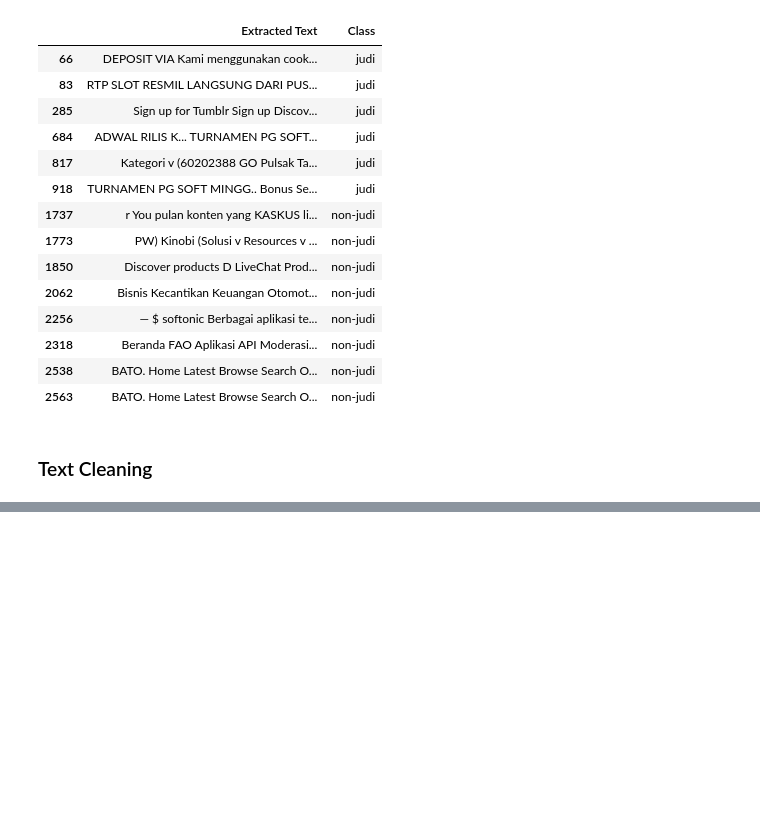
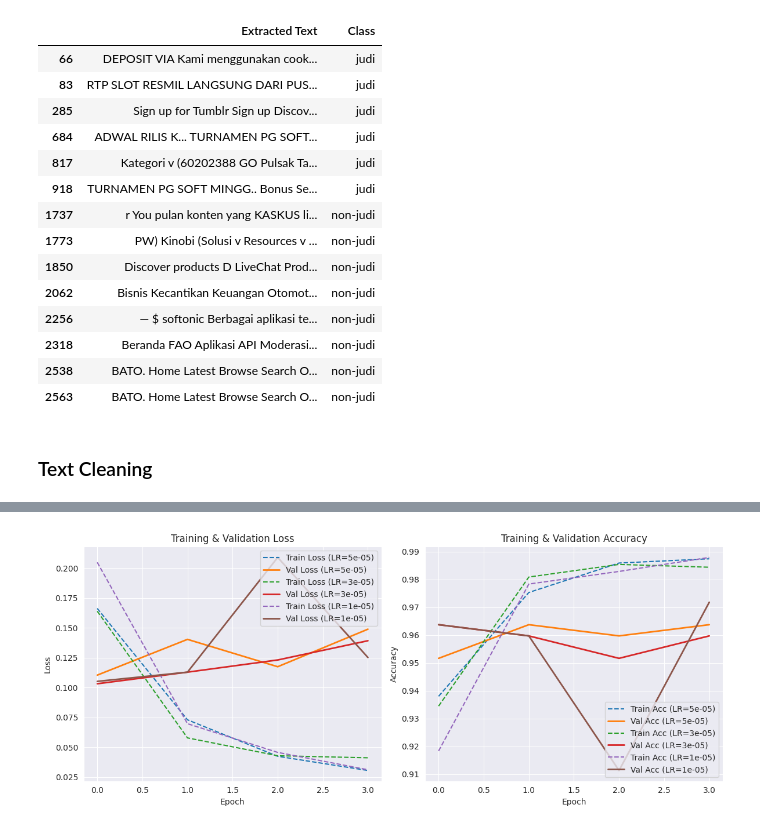
Before and after one commit to azzandwi1/identifying-indonesian-gambling-websites-using-multimodal-late-fusion-technique, a Jupyter notebook: unimodal/text/gamblingwebt.ipynb, the cells around one changed output, grey strips where cells are left out. Cells and saved outputs as stored; diff of their text form; code cells hidden in the pictures; blank space fills up the shorter version.

Commit message:
add text-model-v1.1 notebook

```diff
--- a/unimodal/text/gamblingwebt.ipynb
+++ b/unimodal/text/gamblingwebt.ipynb
@@ -380,0 +179,3 @@ TrainOutput(global_step=620, training_loss=0.05342764853229446, metrics={'train_
+# %%
+df['cleaned_text']=clean_text(df['Extracted Text'])
+df.head()
@@ -380,0 +189,3 @@ TrainOutput(global_step=620, training_loss=0.05342764853229446, metrics={'train_
+# %%
+df['Class'] = df['Class'].apply(lambda x: 1 if x == 'judi' else 0)
+df.head()
@@ -380,0 +199,3 @@ TrainOutput(global_step=620, training_loss=0.05342764853229446, metrics={'train_
+# %%
+textdf = df[['cleaned_text', 'Class']]
+textdf
@@ -380,0 +477,7 @@ TrainOutput(global_step=620, training_loss=0.05342764853229446, metrics={'train_
+# %%
+import copy
+# Jalankan eksperimen untuk setiap learning rate
+results = {}
+for lr in learning_rates:
+    model = CustomIndoBERT(checkpoint)  # Reset model setiap kali
+    results[lr] = train_and_evaluate(model, train_dataloader, val_dataloader, test_dataloader, lr)
@@ -380,0 +510,38 @@ TrainOutput(global_step=620, training_loss=0.05342764853229446, metrics={'train_
+# %%
+import matplotlib.pyplot as plt
+import seaborn as sns
+
+def plot_training_history(results):
+    sns.set_style("darkgrid")
+
+    plt.figure(figsize=(12, 5))
+
+    # Subplot 1: Training & Validation Loss
+    plt.subplot(1, 2, 1)
+    for lr, (test_loss, test_acc, history) in results.items():  # Unpack tuple
+        plt.plot(history["loss"], label=f"Train Loss (LR={lr})", linestyle="--")
+        plt.plot(history["val_loss"], label=f"Val Loss (LR={lr})", linewidth=2)
+
+    plt.xlabel("Epoch")
+    plt.ylabel("Loss")
+    plt.title("Training & Validation Loss")
+    plt.legend()
+
+    # Subplot 2: Training & Validation Accuracy
+    plt.subplot(1, 2, 2)
+    for lr, (test_loss, test_acc, history) in results.items():  # Unpack tuple
+        plt.plot(history["accuracy"], label=f"Train Acc (LR={lr})", linestyle="--")
+        plt.plot(history["val_accuracy"], label=f"Val Acc (LR={lr})", linewidth=2)
+
+    plt.xlabel("Epoch")
+    plt.ylabel("Accuracy")
+    plt.title("Training & Validation Accuracy")
+    plt.legend()
+
+    plt.tight_layout()
+    plt.show()
+
+# Panggil fungsi setelah training selesai
+plot_training_history(results)
+# %% [output]
+[figure, added]
```
Also changed, not shown: parts of 40 cells of this notebook.
